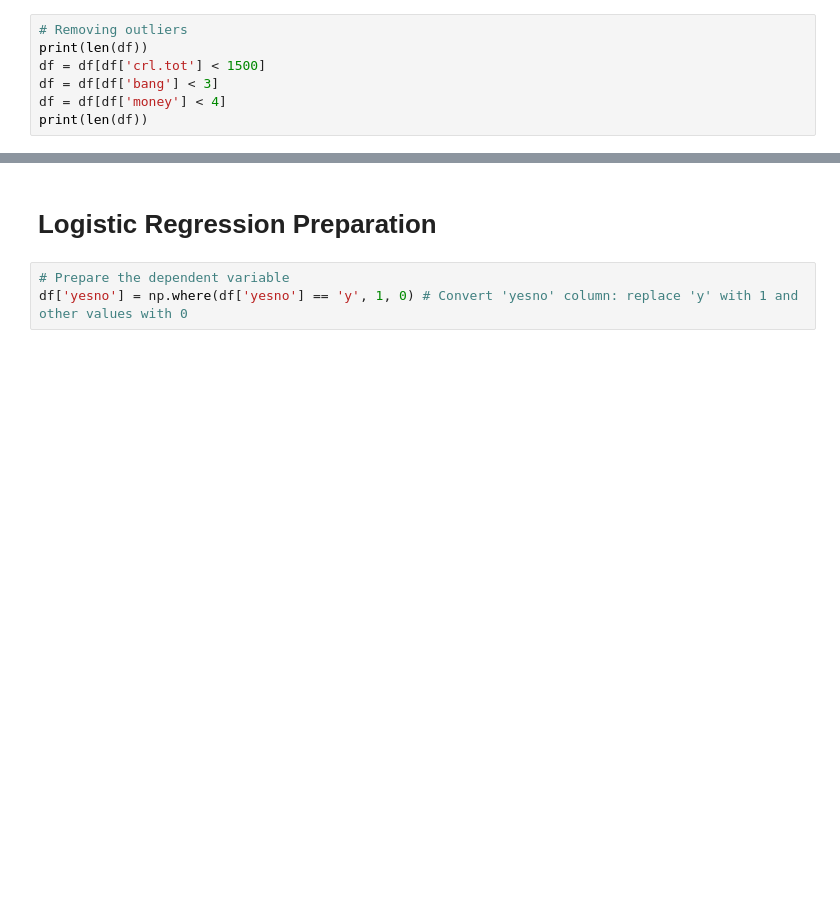
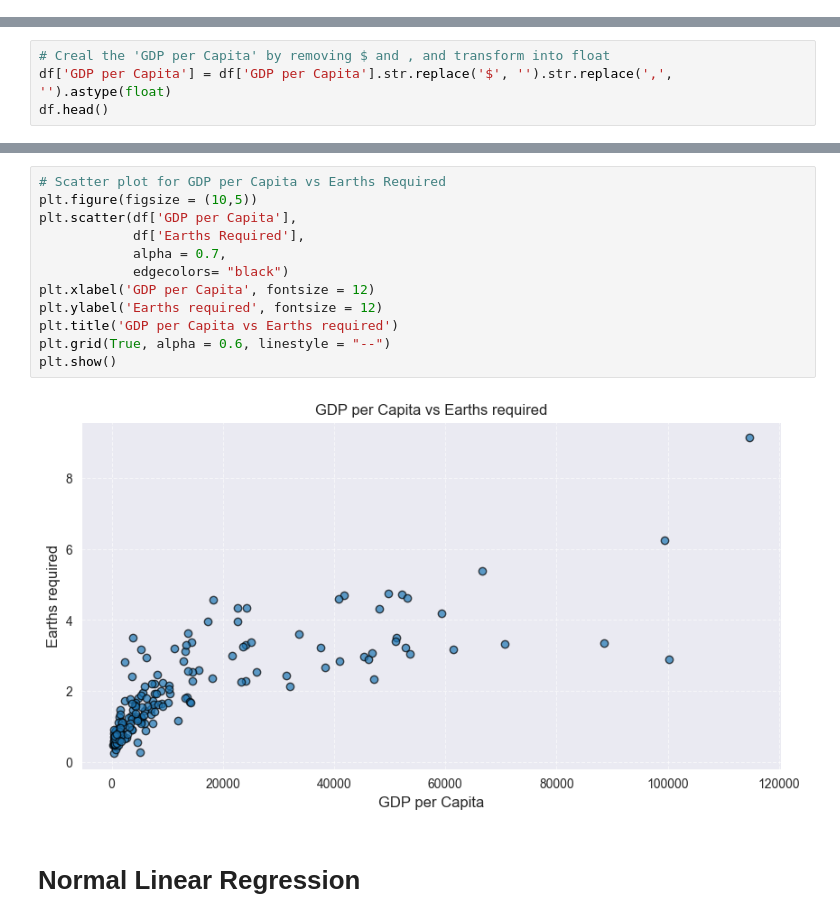
Before and after one commit to dthunn/python-statistics-, a Jupyter notebook: regression/logarithmic_regression.ipynb, the cells around one changed output, grey strips where cells are left out. Cells and saved outputs as stored; diff of their text form; blank space fills up the shorter version.

```diff
--- a/regression/logarithmic_regression.ipynb
+++ b/regression/logarithmic_regression.ipynb
@@ -56,7 +39,0 @@ plt.show()
-# %%
-# Removing outliers
-print(len(df))
-df = df[df['crl.tot'] < 1500]
-df = df[df['bang'] < 3]
-df = df[df['money'] < 4]
-print(len(df))
@@ -74,0 +40,4 @@ plt.show()
+# %%
+# Creal the 'GDP per Capita' by removing $ and , and transform into float
+df['GDP per Capita'] = df['GDP per Capita'].str.replace('$', '').str.replace(',', '').astype(float)
+df.head()
@@ -75,5 +69,16 @@ plt.show()
+# %%
+# Scatter plot for GDP per Capita vs Earths Required
+plt.figure(figsize = (10,5))
+plt.scatter(df['GDP per Capita'],
+            df['Earths Required'],
+            alpha = 0.7,
+            edgecolors= "black")
+plt.xlabel('GDP per Capita', fontsize = 12)
+plt.ylabel('Earths required', fontsize = 12)
+plt.title('GDP per Capita vs Earths required')
+plt.grid(True, alpha = 0.6, linestyle = "--")
+plt.show()
+# %% [output]
+[figure, added]
 # %% [markdown]
-# Logistic Regression Preparation
+# Normal Linear Regression
-# %%
-# Prepare the dependent variable
-df['yesno'] = np.where(df['yesno'] == 'y', 1, 0) # Convert 'yesno' column: replace 'y' with 1 and other values with 0
```
Also changed, not shown: parts of 32 cells of this notebook.
